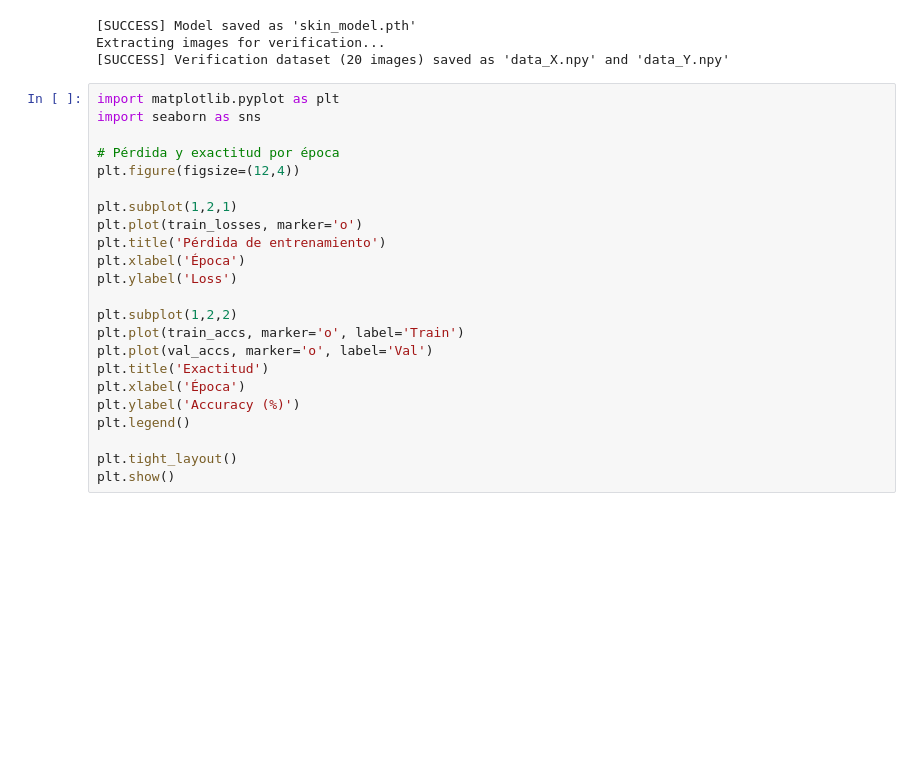
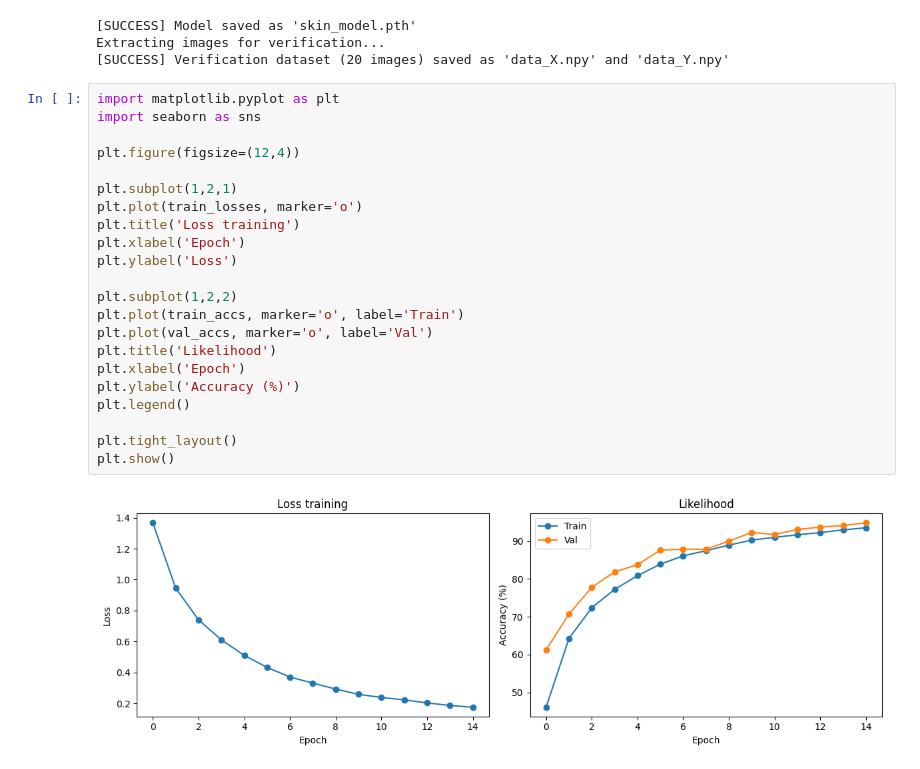
Before and after one commit to afm719/safe-and-verfied-AI-project, a Jupyter notebook: code/CNN_modelFV.ipynb, the cells around one changed output. Saved outputs shown, nothing was run; the diff lists cells and outputs as text; blank space fills up the shorter version.

```diff
--- a/code/CNN_modelFV.ipynb
+++ b/code/CNN_modelFV.ipynb
@@ -184,26 +200,27 @@ Extracting images for verification...
 # %%
 import matplotlib.pyplot as plt
 import seaborn as sns
 
-# Pérdida y exactitud por época
 plt.figure(figsize=(12,4))
 
 plt.subplot(1,2,1)
 plt.plot(train_losses, marker='o')
-plt.title('Pérdida de entrenamiento')
-plt.xlabel('Época')
+plt.title('Loss training')
+plt.xlabel('Epoch')
 plt.ylabel('Loss')
 
 plt.subplot(1,2,2)
 plt.plot(train_accs, marker='o', label='Train')
 plt.plot(val_accs, marker='o', label='Val')
-plt.title('Exactitud')
-plt.xlabel('Época')
+plt.title('Likelihood')
+plt.xlabel('Epoch')
 plt.ylabel('Accuracy (%)')
 plt.legend()
 
 plt.tight_layout()
 plt.show()
+# %% [output]
+[figure, added]
 # %%
 from sklearn.metrics import confusion_matrix, classification_report
 import numpy as np
```
Also changed, not shown: parts of 2 cells of this notebook.
